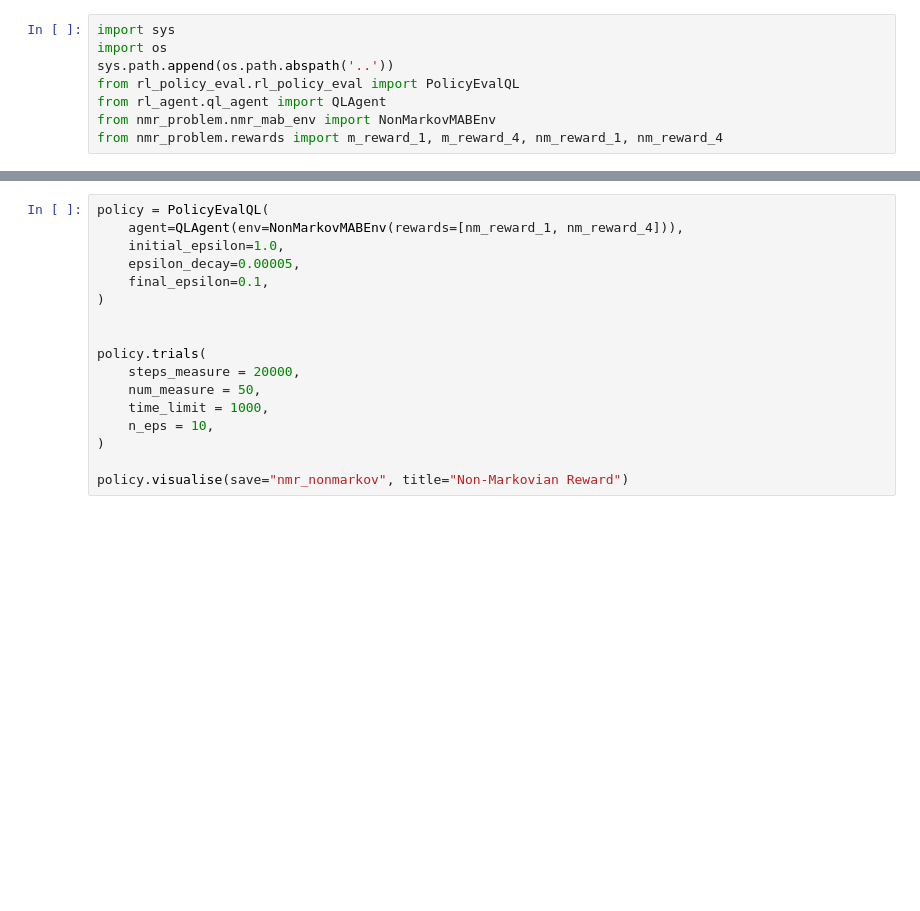
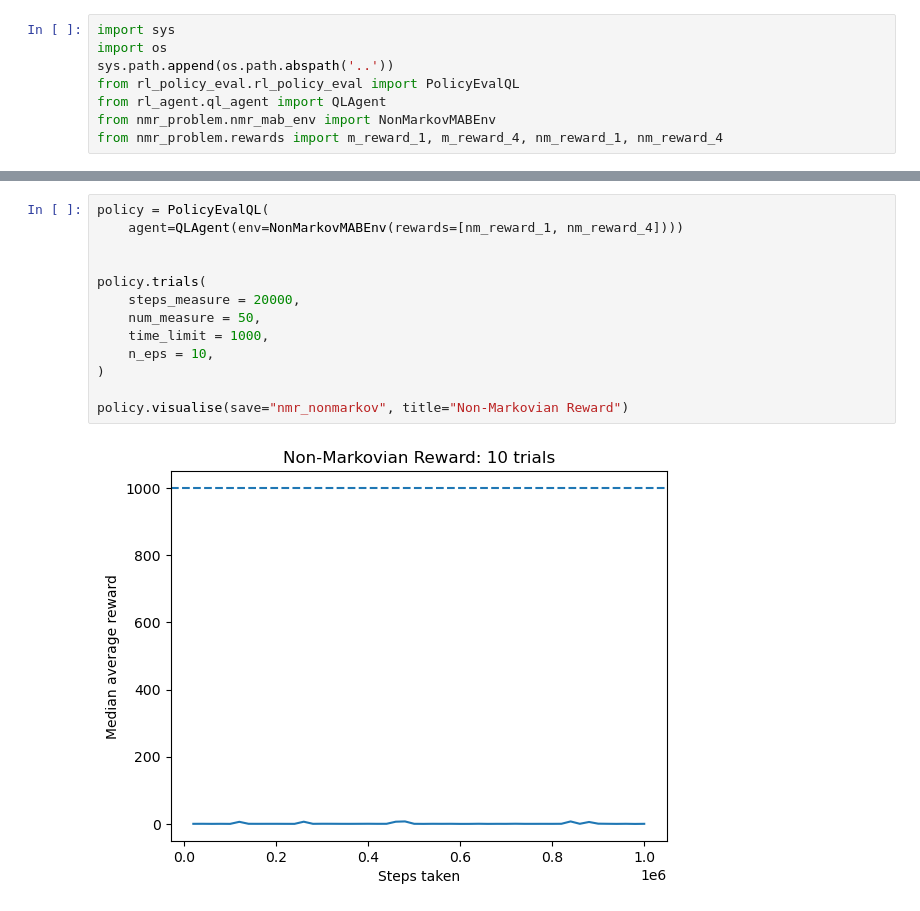
Before and after one commit to WillSyd2023/RL_project, a Jupyter notebook: nmr_problem/nmr_demo.ipynb, the cells around one changed output, grey strips where cells are left out. Saved outputs shown, nothing was run; the diff lists cells and outputs as text; blank space fills up the shorter version.

```diff
--- a/nmr_problem/nmr_demo.ipynb
+++ b/nmr_problem/nmr_demo.ipynb
@@ -25,17 +23,15 @@ policy.visualise(save="nmr_markov", title="Markovian Reward")
 # %%
 policy = PolicyEvalQL(
-    agent=QLAgent(env=NonMarkovMABEnv(rewards=[nm_reward_1, nm_reward_4])),
-    initial_epsilon=1.0,
-    epsilon_decay=0.00005,
-    final_epsilon=0.1,
-)
+    agent=QLAgent(env=NonMarkovMABEnv(rewards=[nm_reward_1, nm_reward_4])))
 
 
 policy.trials(
     steps_measure = 20000,
     num_measure = 50,
     time_limit = 1000,
     n_eps = 10,
 )
 
 policy.visualise(save="nmr_nonmarkov", title="Non-Markovian Reward")
+# %% [output]
+[figure, added]
```
Also changed, not shown: parts of 1 cell of this notebook, 2 other files.
